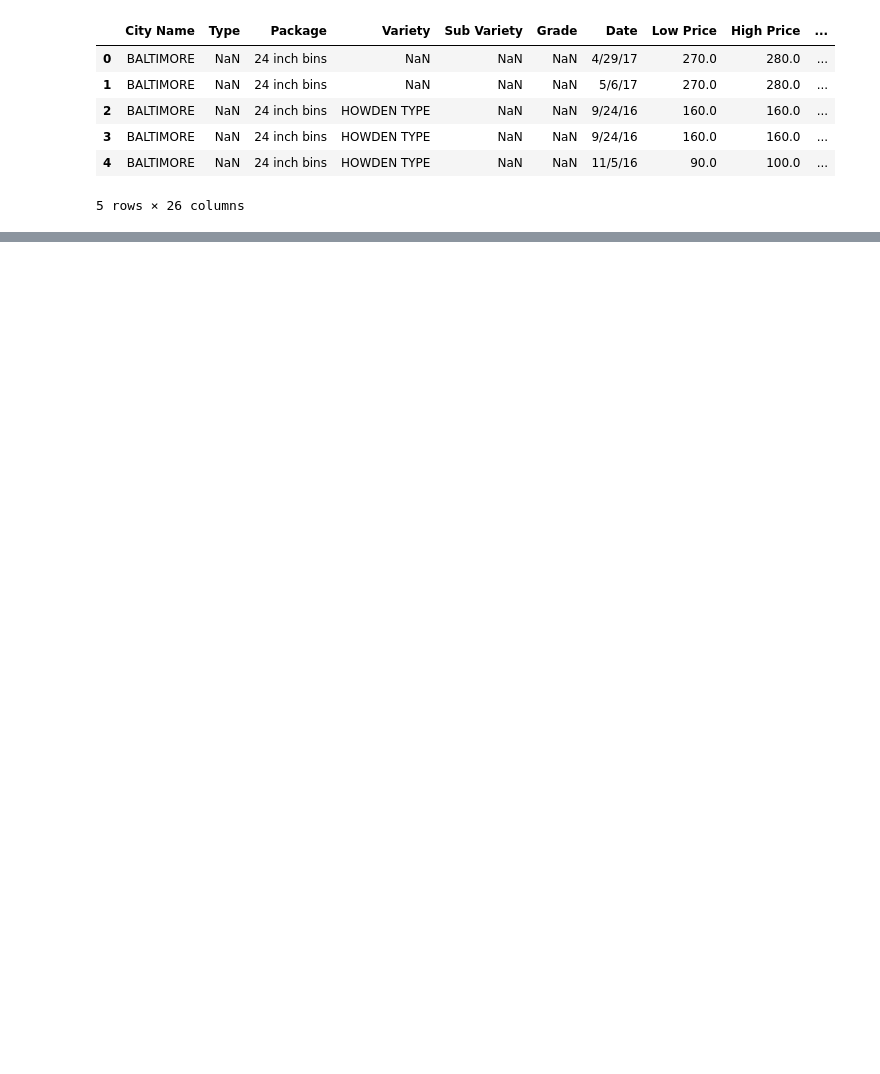
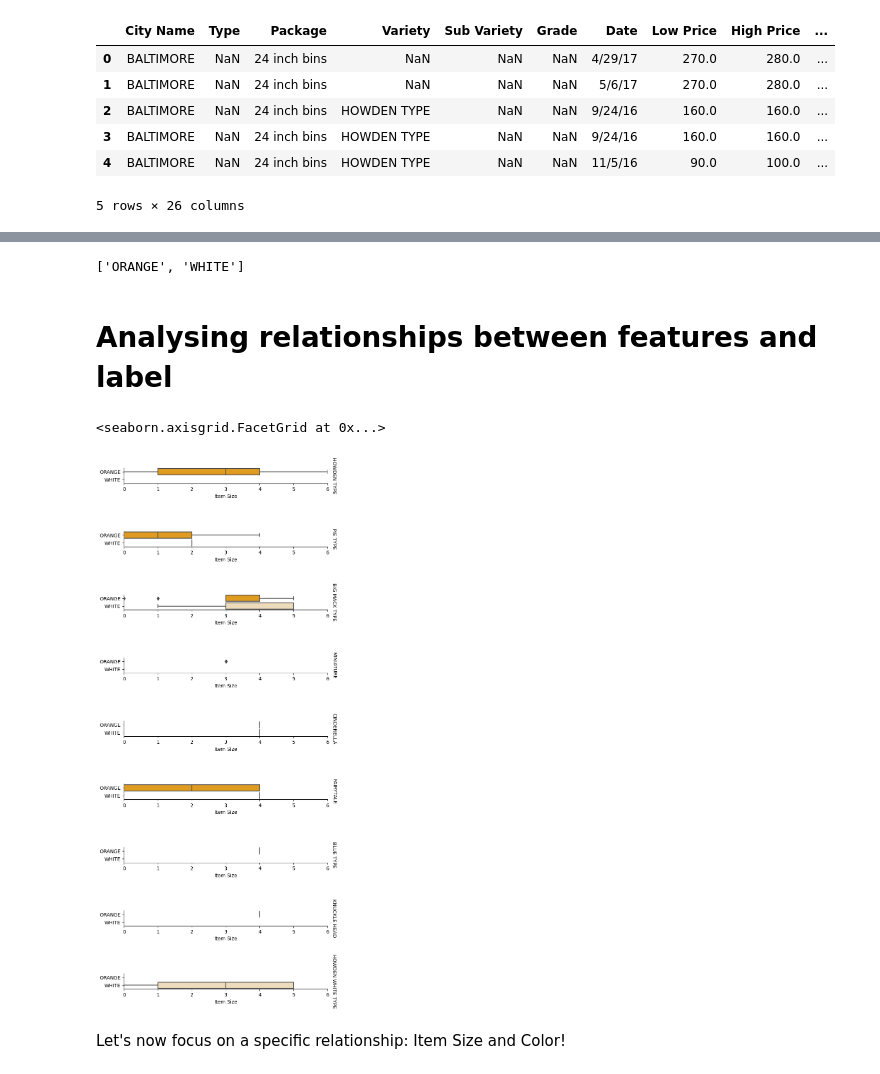
Before and after one commit to mfj4000/ML-For-Beginners, a Jupyter notebook: 2-Regression/4-Logistic/solution/notebook.ipynb, the cells around one changed output, grey strips where cells are left out. Saved outputs shown, nothing was run; the diff lists cells and outputs as text; code cells hidden in the pictures; blank space fills up the shorter version.

```diff
--- a/2-Regression/4-Logistic/solution/notebook.ipynb
+++ b/2-Regression/4-Logistic/solution/notebook.ipynb
@@ -71,0 +71,5 @@ sns.catplot(x="Color", y="Item Size",
+# %%
+from sklearn.preprocessing import OneHotEncoder
+# Encode all the other features using one-hot encoding
+categorical_features = ['City Name', 'Package', 'Variety', 'Origin']
+categorical_encoder = OneHotEncoder(sparse_output=False)
@@ -71,0 +109,30 @@ sns.catplot(x="Color", y="Item Size",
+# %%
+# Let's look at the mapping between the encoded values and the original values
+list(label_encoder.inverse_transform([0, 1]))
+# %% [output]
+['ORANGE', 'WHITE']
+# %% [markdown]
+# Analysing relationships between features and label
+# %%
+palette = {
+    'ORANGE': 'orange',
+    'WHITE': 'wheat',
+}
+# We need the encoded Item Size column to use it as the x-axis values in the plot
+pumpkins['Item Size'] = encoded_pumpkins['ord__Item Size']
+
+g = sns.catplot(
+    data=pumpkins,
+    x="Item Size", y="Color", row='Variety',
+    kind="box", orient="h",
+    sharex=False, margin_titles=True,
+    height=1.8, aspect=4, palette=palette,
+)
+# Defining axis labels
+g.set(xlabel="Item Size", ylabel="").set(xlim=(0,6))
+g.set_titles(row_template="{row_name}")
+# %% [output]
+<seaborn.axisgrid.FacetGrid at 0x...>
+[figure, added]
+# %% [markdown]
+Let's now focus on a specific relationship: Item Size and Color!
```
Also changed, not shown: parts of 26 cells of this notebook, 1 other file.
